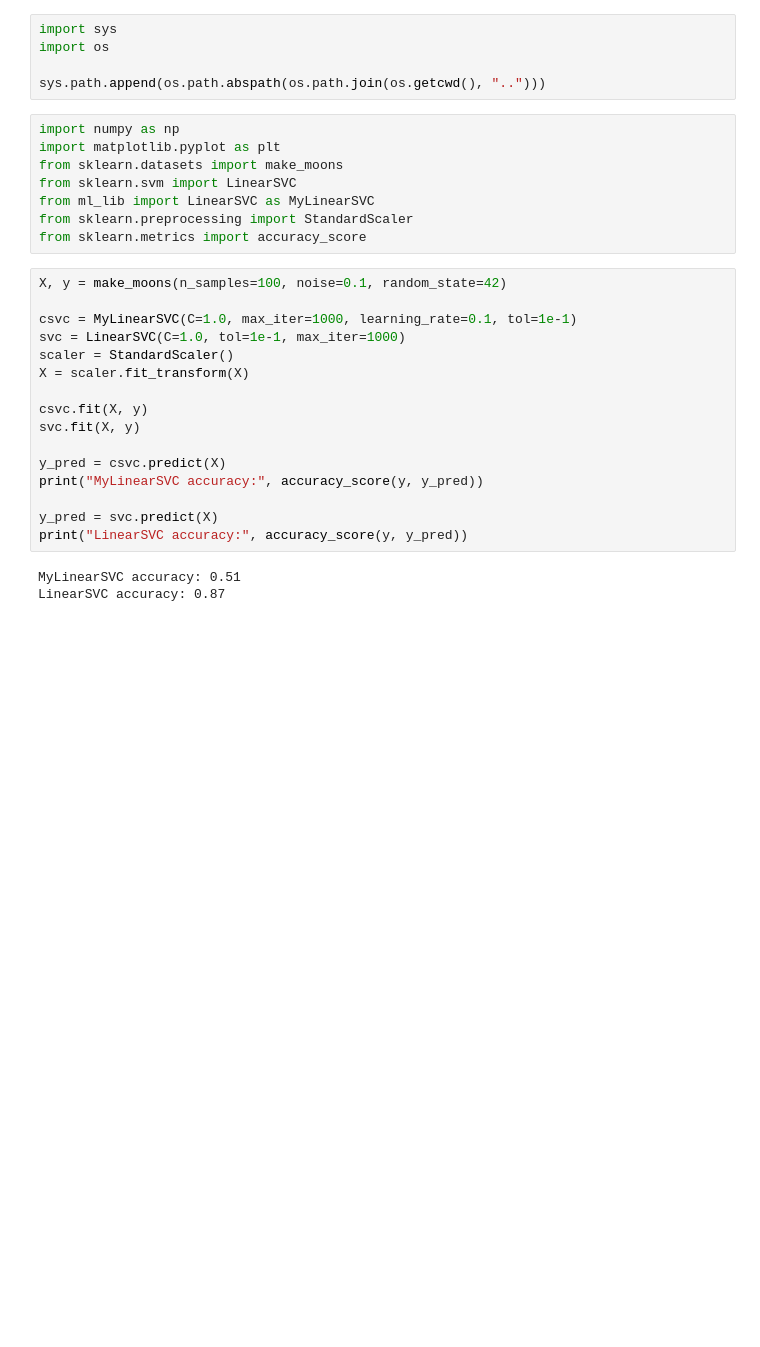
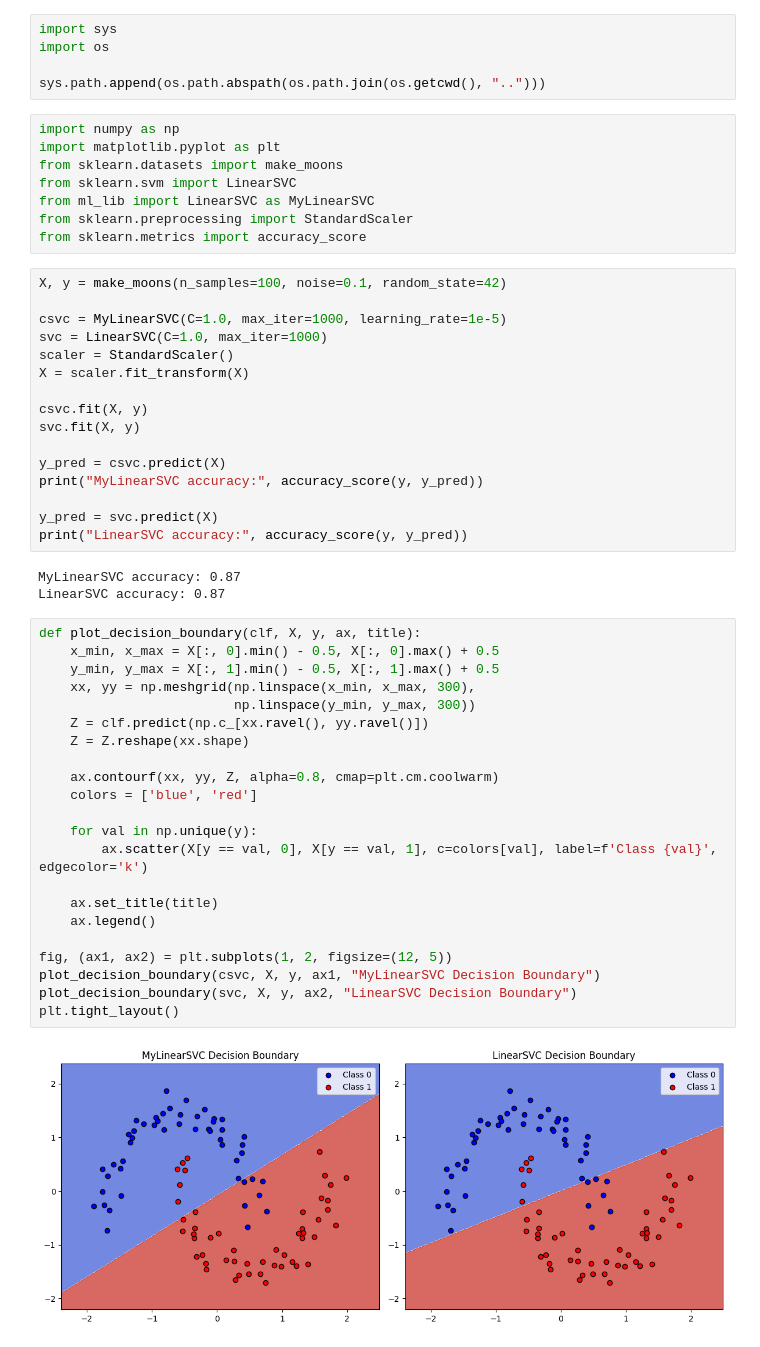
Before and after one commit to EyadMostafa/ml-from-scratch, a Jupyter notebook: notebooks/linear_svc.ipynb, the cells around one changed output. Cells and saved outputs as stored; diff of their text form; blank space fills up the shorter version.

Commit message:
Added a decision boundary visualization to the linear SVC notebook

```diff
--- a/notebooks/linear_svc.ipynb
+++ b/notebooks/linear_svc.ipynb
@@ -14,8 +14,8 @@ from sklearn.metrics import accuracy_score
 # %%
 X, y = make_moons(n_samples=100, noise=0.1, random_state=42)
 
-csvc = MyLinearSVC(C=1.0, max_iter=1000, learning_rate=0.1, tol=1e-1)
-svc = LinearSVC(C=1.0, tol=1e-1, max_iter=1000)
+csvc = MyLinearSVC(C=1.0, max_iter=1000, learning_rate=1e-5)
+svc = LinearSVC(C=1.0, max_iter=1000)
 scaler = StandardScaler()
 X = scaler.fit_transform(X)
 
@@ -28,5 +28,29 @@ print("MyLinearSVC accuracy:", accuracy_score(y, y_pred))
 y_pred = svc.predict(X)
 print("LinearSVC accuracy:", accuracy_score(y, y_pred))
 # %% [output]
-MyLinearSVC accuracy: 0.51
+MyLinearSVC accuracy: 0.87
 LinearSVC accuracy: 0.87
+# %%
+def plot_decision_boundary(clf, X, y, ax, title):
+    x_min, x_max = X[:, 0].min() - 0.5, X[:, 0].max() + 0.5
+    y_min, y_max = X[:, 1].min() - 0.5, X[:, 1].max() + 0.5
+    xx, yy = np.meshgrid(np.linspace(x_min, x_max, 300),
+                         np.linspace(y_min, y_max, 300))
+    Z = clf.predict(np.c_[xx.ravel(), yy.ravel()])
+    Z = Z.reshape(xx.shape)
+
+    ax.contourf(xx, yy, Z, alpha=0.8, cmap=plt.cm.coolwarm)
+    colors = ['blue', 'red']
+
+    for val in np.unique(y):
+        ax.scatter(X[y == val, 0], X[y == val, 1], c=colors[val], label=f'Class {val}', edgecolor='k')
+
+    ax.set_title(title)
+    ax.legend()
+
+fig, (ax1, ax2) = plt.subplots(1, 2, figsize=(12, 5))
+plot_decision_boundary(csvc, X, y, ax1, "MyLinearSVC Decision Boundary")
+plot_decision_boundary(svc, X, y, ax2, "LinearSVC Decision Boundary")
+plt.tight_layout()
+# %% [output]
+[figure, added]
```
